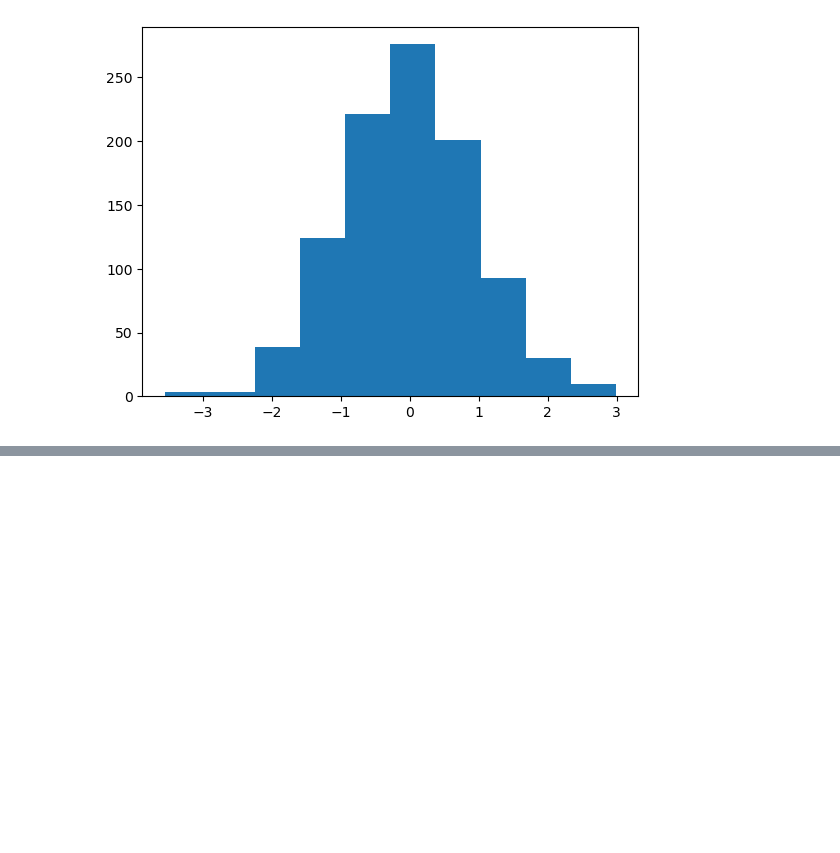
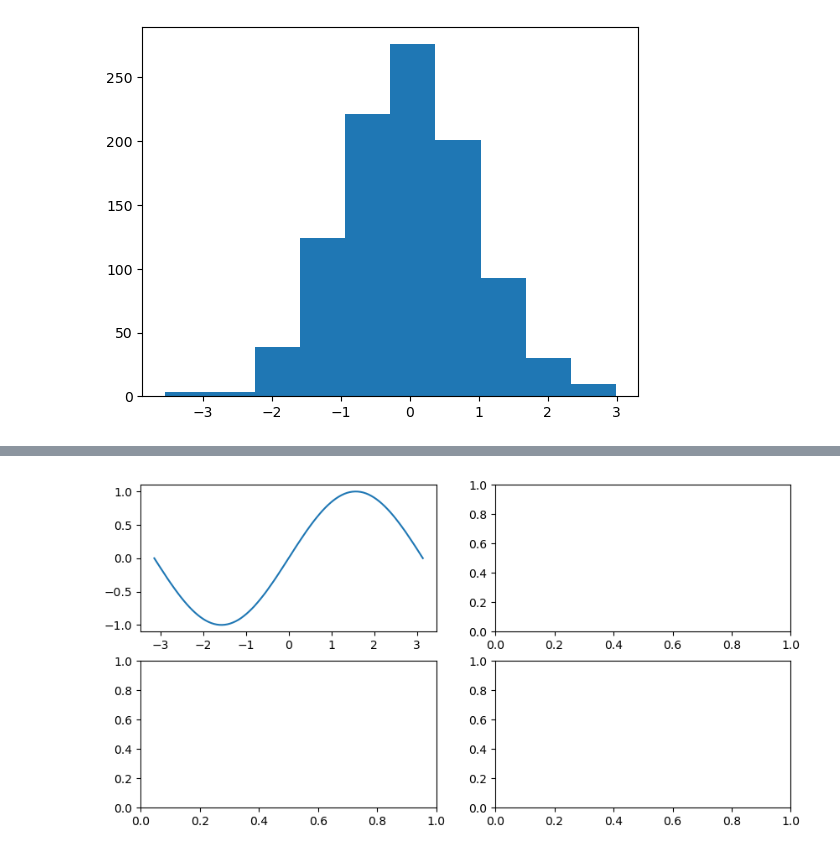
Before and after one commit to leandrofahur/senior-python-developer, a Jupyter notebook: machine-learning/matplotlib-data-analysis/introduction-to-matplotlib.ipynb, the cells around one changed output, grey strips where cells are left out. Drawn from its saved outputs; the diff is of its cells as text; code cells hidden in the pictures; blank space fills up the shorter version.

```diff
--- a/machine-learning/matplotlib-data-analysis/introduction-to-matplotlib.ipynb
+++ b/machine-learning/matplotlib-data-analysis/introduction-to-matplotlib.ipynb
@@ -160,0 +162,12 @@ ax4.hist(x);
+# %%
+# second subplot option:
+fig, ax = plt.subplots(nrows=2,
+                       ncols=2,
+                    figsize=(10,5));
+
+ax[0,0].plot(np.linspace(-np.pi,np.pi,100),np.sin(np.array(np.linspace(-np.pi,np.pi,100))));
+ax2.scatter(np.random.random(10), np.random.random(10));
+ax3.bar(nut_butter_prices.keys(), nut_butter_prices.values());
+ax4.hist(x);
+# %% [output]
+[figure, added]
```
Also changed, not shown: parts of 1 cell of this notebook.
